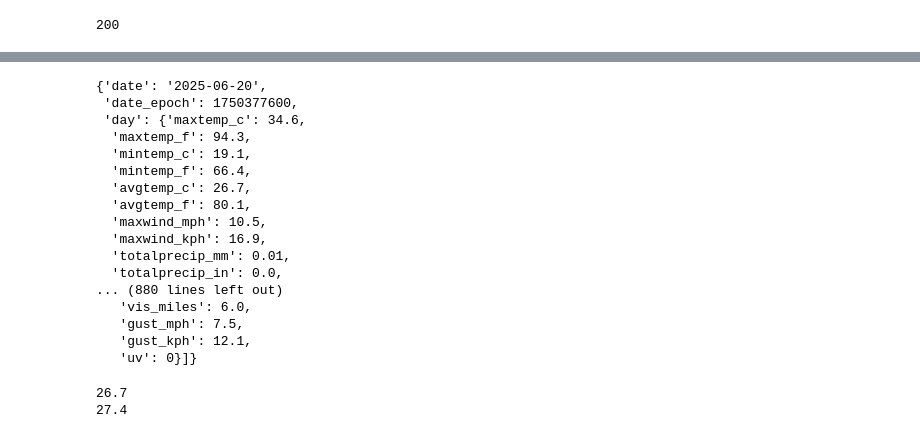
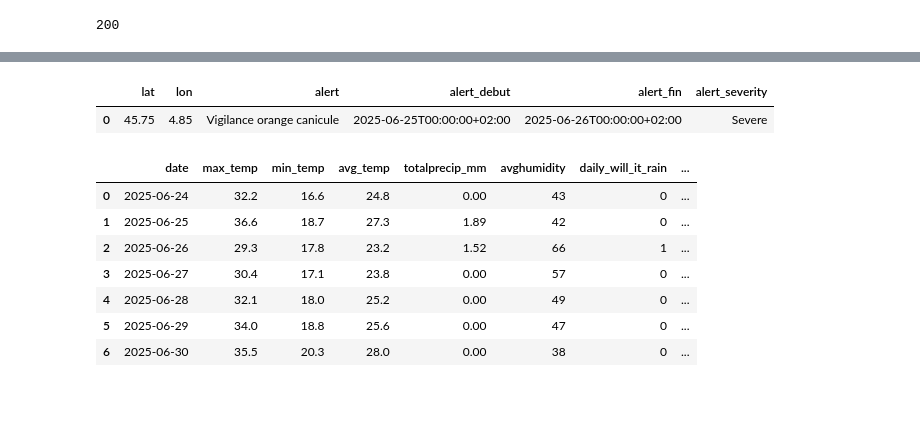
Before and after one commit to Jean-Patrick-Alcolea/Projet-3, a Jupyter notebook: notebooks/test_api.ipynb, the cells around one changed output, grey strips where cells are left out. Cells and saved outputs as stored; diff of their text form; code cells hidden in the pictures; blank space fills up the shorter version.

Commit message:
debut scrapping

```diff
--- a/notebooks/test_api.ipynb
+++ b/notebooks/test_api.ipynb
@@ -38,7 +18,7 @@ lon = -0.99111
 # %%
 params = {
     'key' : '2fbbaab3e35841d5ba0125329251906',
-    'q' : f'{lat},{lon}',
+    'q' : f'lyon',
     'days' : 7,
     'alerts' : 'yes'}
 
@@ -71,26 +53,3 @@ data
 # %%
-data['forecast']['forecastday'][0]
+df['lat'] = [data['location']['lat']]
+df['lon'] = [data['location']['lon']]
-# %% [output]
-{'date': '2025-06-20',
- 'date_epoch': 1750377600,
- 'day': {'maxtemp_c': 34.6,
-  'maxtemp_f': 94.3,
-  'mintemp_c': 19.1,
-  'mintemp_f': 66.4,
-  'avgtemp_c': 26.7,
-  'avgtemp_f': 80.1,
-  'maxwind_mph': 10.5,
-  'maxwind_kph': 16.9,
-  'totalprecip_mm': 0.01,
-  'totalprecip_in': 0.0,
-... (880 lines left out)
-   'vis_miles': 6.0,
-   'gust_mph': 7.5,
-   'gust_kph': 12.1,
-   'uv': 0}]}
-# %%
-for i in range(2):
-    print(data['forecast']['forecastday'][i]['day'].get('avgtemp_c'),)
-# %% [output]
-26.7
-27.4
@@ -96,0 +64,5 @@ for i in range(2):
+# %%
+df
+# %% [output]
+|  | lat | lon | alert | alert_debut | alert_fin | alert_severity |
+| 0 | 45.75 | 4.85 | Vigilance orange canicule | 2025-06-25T00:00:00+02:00 | 2025-06-26T00:00:00+02:00 | Severe |
@@ -96,0 +71,30 @@ for i in range(2):
+# %%
+data_2 = []
+for day in data['forecast']['forecastday']:
+    data_2.append({
+        'date': day['date'],
+        'max_temp': day['day']['maxtemp_c'],
+        'min_temp': day['day']['mintemp_c'],
+        'avg_temp': day['day']['avgtemp_c'],
+        'totalprecip_mm': day['day']['totalprecip_mm'],
+        'avghumidity': day['day']['avghumidity'],
+        'daily_will_it_rain': day['day']['daily_will_it_rain'],
+        'daily_chance_of_rain': day['day']['daily_chance_of_rain'],
+        'daily_will_it_snow': day['day']['daily_will_it_snow'],
+        'daily_chance_of_snow': day['day']['daily_chance_of_snow'],
+        'condition_text': day['day']['condition']['text'],
+        'condition_icon': day['day']['condition']['icon']
+    })
+# %%
+df_meteo= pd.DataFrame(data_2)
+# %%
+df_meteo
+# %% [output]
+|  | date | max_temp | min_temp | avg_temp | totalprecip_mm | avghumidity | daily_will_it_rain | ... |
+| 0 | 2025-06-24 | 32.2 | 16.6 | 24.8 | 0.00 | 43 | 0 | ... |
+| 1 | 2025-06-25 | 36.6 | 18.7 | 27.3 | 1.89 | 42 | 0 | ... |
+| 2 | 2025-06-26 | 29.3 | 17.8 | 23.2 | 1.52 | 66 | 1 | ... |
+| 3 | 2025-06-27 | 30.4 | 17.1 | 23.8 | 0.00 | 57 | 0 | ... |
+| 4 | 2025-06-28 | 32.1 | 18.0 | 25.2 | 0.00 | 49 | 0 | ... |
+| 5 | 2025-06-29 | 34.0 | 18.8 | 25.6 | 0.00 | 47 | 0 | ... |
+| 6 | 2025-06-30 | 35.5 | 20.3 | 28.0 | 0.00 | 38 | 0 | ... |
```
Also changed, not shown: parts of 7 cells of this notebook, 2 other files.
